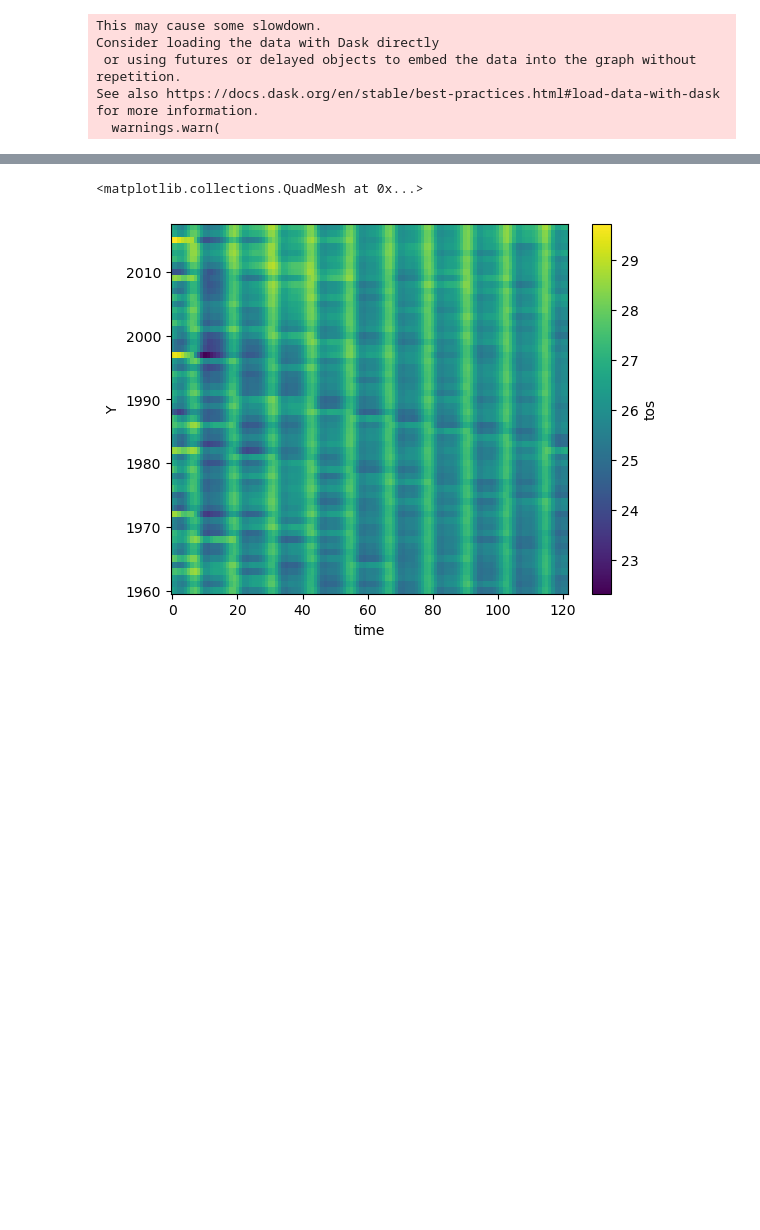
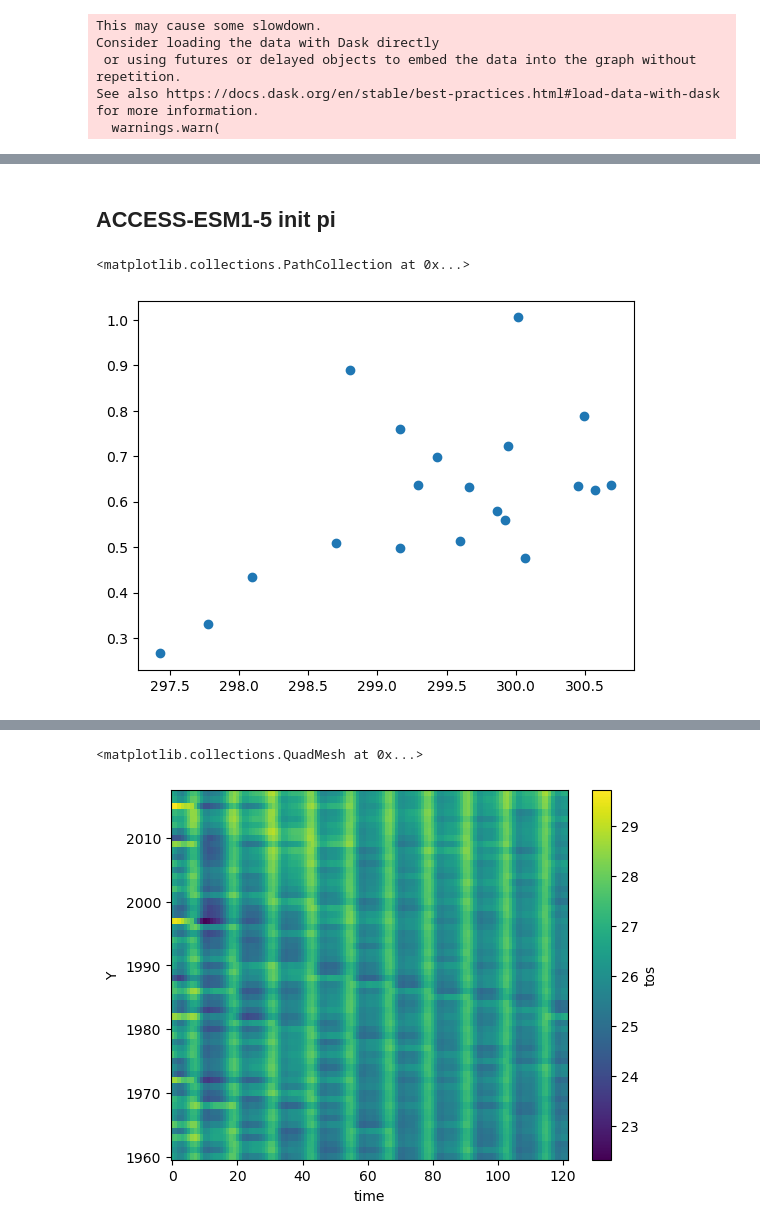
Before and after one commit to jemmajeffree/rom_decadal, a Jupyter notebook: dcpp_T.ipynb, the cells around one changed output, grey strips where cells are left out. Cells and saved outputs as stored; diff of their text form; code cells hidden in the pictures; blank space fills up the shorter version.

Commit message:
Add ACCESS to DCPP indices

```diff
--- a/dcpp_T.ipynb
+++ b/dcpp_T.ipynb
@@ -18,17 +18,19 @@ client
 # %%
-def dcpp_tropical_nino34(ds,coords):
+def dcpp_tropical_nino34(ds,coords,tos_name='tos'):
     ds = ds.drop_vars('time') # Gets in the way of concatenation
-    return ds.tos.where((np.abs(ds[coords[1]]).compute()<=5)
+    return ds[tos_name].where((np.abs(ds[coords[1]]).compute()<=5)
                         & ((ds[coords[0]]%360).compute()<=240)
                         & ((ds[coords[0]]%360).compute()>=190)
                         ).mean(coords[2:4]).rename('nino34')
 # %%
+## Everything on gadi in oi10
+
 out_dir = '/g/data/x77/jj8842/ENSO ROM/rom_decadal/indices/'
 
 DCPP_dir = '/g/data/oi10/replicas/CMIP6/DCPP/'
 
-filepaths = {#'CESM1-CAM5':'NCAR/CESM1-1-CAM5-CMIP5/dcppA-hindcast/s{Y}-r{M}i1p1f1/Omon/{var}/gn/{version}/{filename}',
-            #'CanESM5':'CCCma/CanESM5/dcppA-hindcast/s{Y}-r{M}i1p2f1/Omon/{var}/gn/{version}/{filename}',
+filepaths = {'CESM1-CAM5':'NCAR/CESM1-1-CAM5-CMIP5/dcppA-hindcast/s{Y}-r{M}i1p1f1/Omon/{var}/gn/{version}/{filename}',
+            'CanESM5':'CCCma/CanESM5/dcppA-hindcast/s{Y}-r{M}i1p2f1/Omon/{var}/gn/{version}/{filename}',
             'EC-Earth3':'EC-Earth-Consortium/EC-Earth3/dcppA-hindcast/s{Y}-r{M}i1p1f1/Omon/{var}/gr/{version}/{filename}',
             'IPSL-CM6A-LR':'IPSL/IPSL-CM6A-LR/dcppA-hindcast/s{Y}-r{M}i1p1f1/Omon/{var}/gn/{version}/{filename}',
             'MIROC6':'MIROC/MIROC6/dcppA-hindcast/s{Y}-r{M}i1p1f1/Omon/{var}/gn/{version}/{filename}',
@@ -149,0 +99,36 @@ netCDF Operators version 4.9.2 (Homepage = http://nco.sf.net, Code = http://gith
+# %% [markdown]
+## ACCESS-ESM1-5 init pi
+# %%
+model = 'ACCESS-ESM1-5'
+giant_filepath_list = []
+M_coords = np.arange(1,11,dtype=int)
+restart_coords = np.arange(4,104,5,dtype=int)
+for restart in restart_coords:
+    medium_filepath_list = []
+    for M in M_coords:
+        if (M==10) and (restart == 44):
+            M = 11
+        glob_str = '/g/data/lg87/experiment/init_pi/r'+str(M)+'irestart'+str(restart).zfill(3)+'*/output*/ocean/ocean-2d-surface_temp-1monthly-mean-ym_*.nc'
+        matching_paths = glob.glob(glob_str)
+        if len(matching_paths)<6:
+            assert False, str(M)+'-'+str(restart)+' missing, your problem, FIX'
+
+        medium_filepath_list.append(sorted(matching_paths))
+    giant_filepath_list.append(medium_filepath_list)
+
+ds = xr.open_mfdataset(giant_filepath_list,
+                       use_cftime=True,
+              combine = 'nested',
+              concat_dim = ['Y','M','time'],
+              parallel = True,
+              chunks = {'i':-1,'j':-1,'x':-1,'y':-1,
+                        'nlat':-1,'nlon':-1,'time':-1}, # xarray doesn't seem to care about overprescribing chunks
+              preprocess = partial(dcpp_tropical_nino34, coords=('xt_ocean','yt_ocean')*2,tos_name='surface_temp'),
+                       decode_timedelta=False, # Weird ACCESS-ESM1-5 artefact
+              ).assign_coords({'M':M_coords,'Y':restart_coords}).load()
+ds.to_netcdf(out_dir+model+'_DCPP_nino34.nc')
+# %%
+plt.scatter(ds.isel(time=0).mean('M'),ds.isel(time=12).std('M'),)
+# %% [output]
+<matplotlib.collections.PathCollection at 0x...>
+[figure, added]
```
Also changed, not shown: parts of 6 cells of this notebook, 1 other file.
